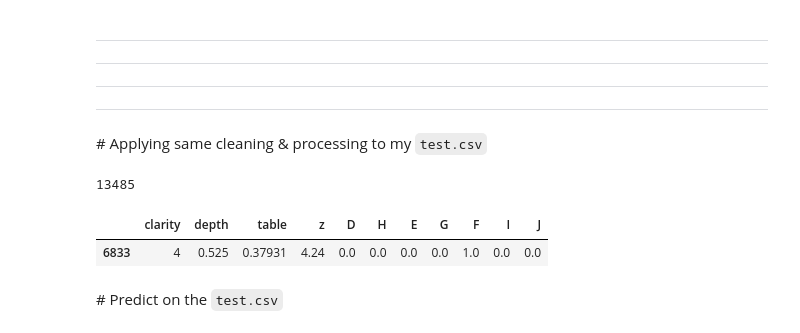
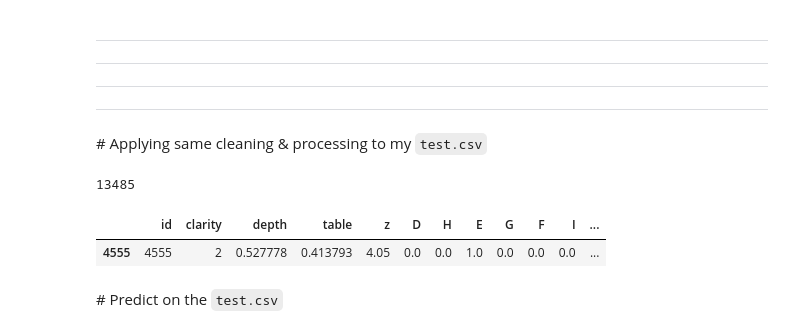
Before and after one commit to Ironhack-data-bcn-oct-2023/lab-machine-learning-pipeline, a Jupyter notebook: Guided example/Kaggle mock submission - Steps to follow.ipynb, the cells around one changed output. Saved outputs shown, nothing was run; the diff lists cells and outputs as text; code cells hidden in the pictures.

```diff
--- a/Guided example/Kaggle mock submission - Steps to follow.ipynb
+++ b/Guided example/Kaggle mock submission - Steps to follow.ipynb
@@ -110,8 +107,6 @@ df_test.drop(columns="y", inplace=True)
 df_train.drop(columns="y", inplace=True)
 df_test.drop(columns="x", inplace=True)
 df_train.drop(columns="x", inplace=True)
-df_test.drop(columns="id", inplace=True)
-df_train.drop(columns="id", inplace=True)
 df_test.drop(columns="cut", inplace=True)
 df_train.drop(columns="cut", inplace=True)
 # %%
@@ -238,12 +235,12 @@ np.sqrt(mean_squared_error(y_pred, y_test))
 # Applying same cleaning & processing to my `test.csv`
 # %%
 df_test_cleaned = df_test.select_dtypes(exclude='object')
-print(df_test.shape[0])
-df_test.sample()
+print(df_test_cleaned.shape[0])
+df_test_cleaned.sample()
 # %% [output]
 13485
-|  | clarity | depth | table | z | D | H | E | G | F | I | J |
-| 6833 | 4 | 0.525 | 0.37931 | 4.24 | 0.0 | 0.0 | 0.0 | 0.0 | 1.0 | 0.0 | 0.0 |
+|  | id | clarity | depth | table | z | D | H | E | G | F | I | ... |
+| 4555 | 4555 | 2 | 0.527778 | 0.413793 | 4.05 | 0.0 | 0.0 | 1.0 | 0.0 | 0.0 | 0.0 | ... |
 # %% [markdown]
 # Predict on the `test.csv`
 # %%
```
Also changed, not shown: parts of 22 cells of this notebook.
